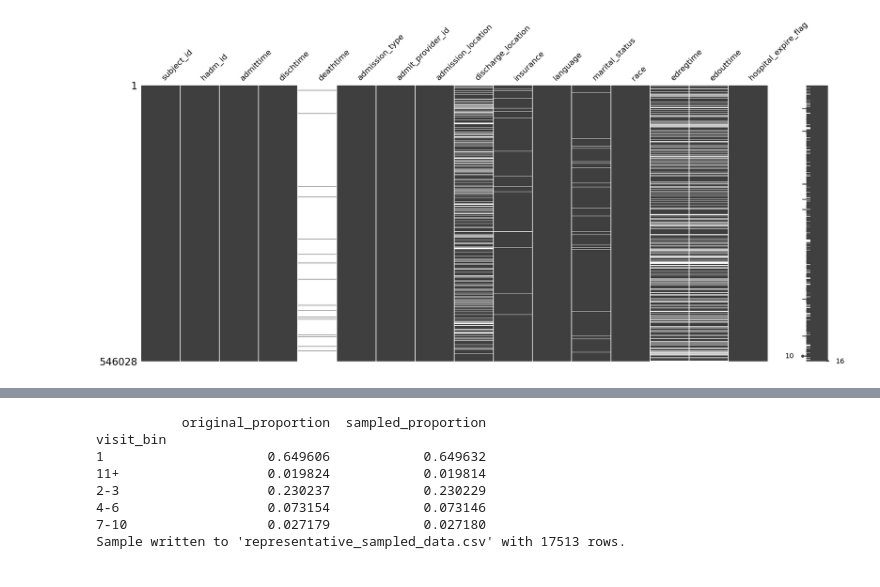
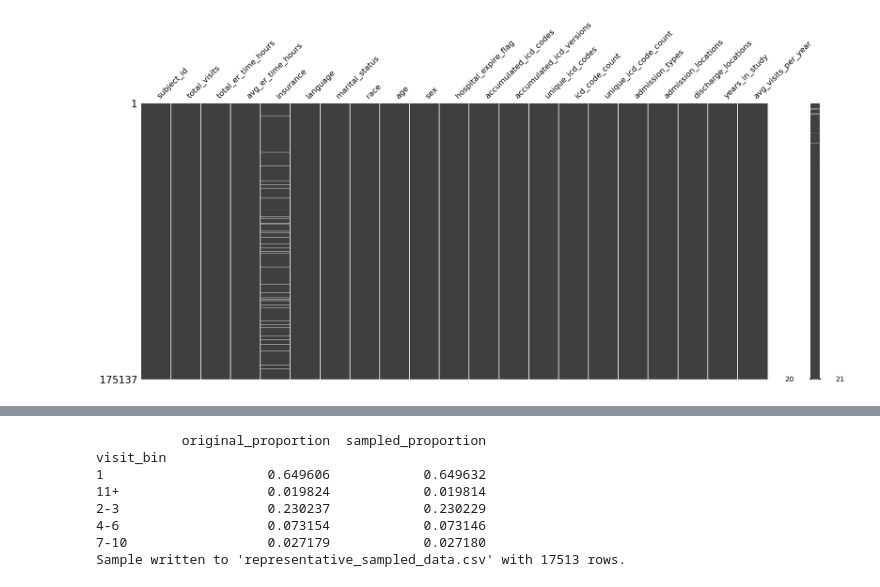
Before and after one commit to neebm/HLTH650_project, a Jupyter notebook: data_reader.ipynb, the cells around one changed output, grey strips where cells are left out. Cells and saved outputs as stored; diff of their text form; code cells hidden in the pictures.

```diff
--- a/data_reader.ipynb
+++ b/data_reader.ipynb
@@ -245,14 +223,17 @@ See the caveats in the documentation: https://pandas.pydata.org/pandas-docs/stab
 # %%
+#investigate missing data
+
 import pandas as pd
 import missingno as msno
 import matplotlib.pyplot as plt
 
-df = pd.read_csv('/home/bhux/mikayla/ProjectLLM-hlth/Superutil/hosp/admissions.csv.gz', compression='gzip')
+#df = pd.read_csv('/home/bhux/mikayla/ProjectLLM-hlth/Superutil/hosp/admissions.csv.gz', compression='gzip')
+df= pd.read_csv('/home/bhux/mikayla/ProjectLLM-hlth/Superutil/hosp/patient_er_summary_with_demographics.csv')
 
 #print(df)
-# print("dataframe info: " , df.info())
-# print("nulls:", df.isnull().sum())
-# print("dataframe shape:" ,df.shape)  # (rows, columns)
-# msno.matrix(df)  # Shows a heatmap of missing values
-# plt.show()
+#print("dataframe info: " , df.info())
+print("nulls:", df.isnull().sum())
+print("dataframe shape:" ,df.shape)  # (rows, columns)
+msno.matrix(df)  # Shows a heatmap of missing values
+plt.show()
 # %% [output]
@@ -276 +257 @@ df = pd.read_csv('/home/bhux/mikayla/ProjectLLM-hlth/Superutil/hosp/admissions.c
-[figure, old version]
+[figure, new version]
```
Also changed, not shown: parts of 12 cells of this notebook.
